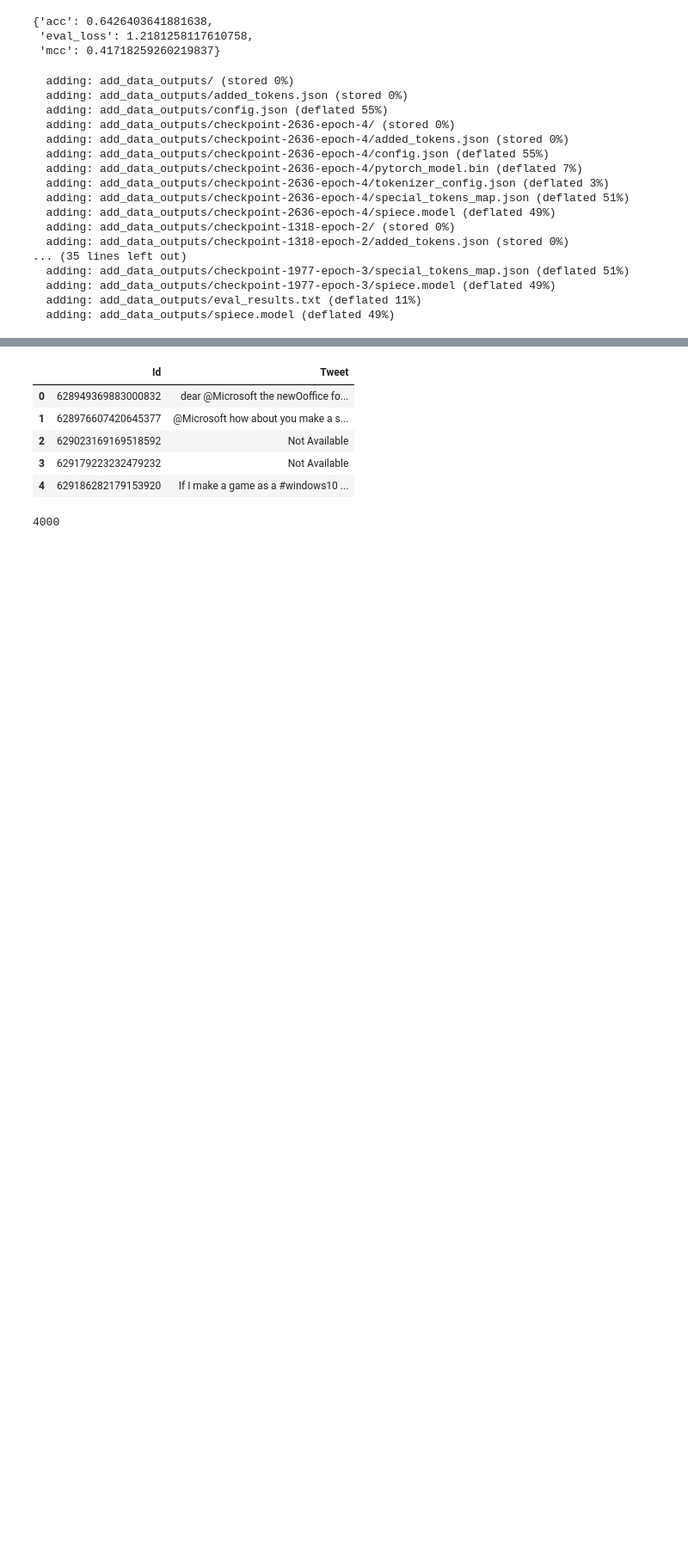
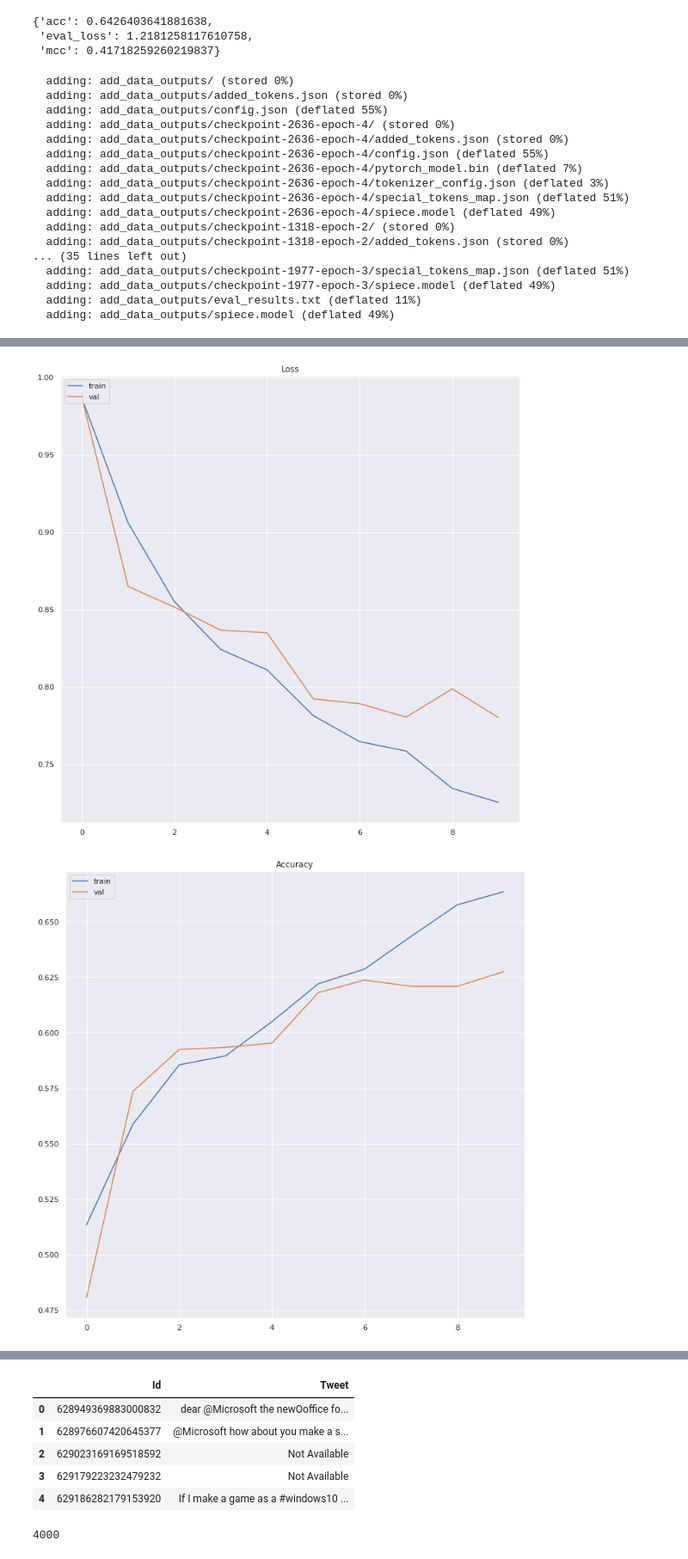
Before and after one commit to akamojo/EMD_emotional_tweets, a Jupyter notebook: main.ipynb, the cells around one changed output, grey strips where cells are left out. Shown: that part at 86% size. Cells and saved outputs as stored; diff of their text form; code cells hidden in the pictures; blank space fills up the shorter version.

Commit message:
add lstm and svc solution

```diff
--- a/emd_albert.ipynb
+++ b/main.ipynb
@@ -419,0 +553,16 @@ Converting to features started. Cache is not used.
+# %%
+def plot_history(history):
+    plt.figure(figsize=(12, 12))
+    plt.plot(history.history['loss'])
+    plt.plot(history.history['val_loss'])
+    plt.title('Loss')
+    plt.legend(['train', 'val'], loc='upper left')
+    plt.show()
+
+    plt.figure(figsize=(12, 12))
+    plt.plot(history.history['acc'])
+    plt.plot(history.history['val_acc'])
+    plt.title('Accuracy')
+    plt.legend(['train', 'val'], loc='upper left')
+
+    plt.show()
@@ -419,0 +573,10 @@ Converting to features started. Cache is not used.
+# %%
+model = Sequential()
+
+model.add(embedding_layer_pretrained)
+
+model.add(LSTM(100, dropout=0.2, recurrent_dropout=0.2))
+model.add(Dense(3, activation='softmax'))
+model.summary()
+
+model.compile(optimizer='adam', loss='categorical_crossentropy', metrics=['acc'])
@@ -419,0 +601,16 @@ Converting to features started. Cache is not used.
+# %%
+def to_one_hot(data, cls=None):
+    if cls is None:
+        cls = len(np.unique(data))
+    sh = len(data)
+    hot = np.zeros((sh, cls))
+    hot[np.arange(sh), data] = 1
+    return hot
+# %%
+model_name = 'lstm_30e'
+
+history = model.fit(X_train_seq, to_one_hot(Y_train, 3), epochs=20, batch_size=64,
+                    validation_data=(X_valid_seq, to_one_hot(Y_valid, 3)),
+                    callbacks=[get_model_checkpoint('best_' + model_name + '.h5')])
+
+model.save_weights(PATH_TO_DIR + 'models/' + model_name + '.h5')
@@ -419,0 +635,5 @@ Converting to features started. Cache is not used.
+# %%
+plot_history(history)
+# %% [output]
+[figure, added]
+[figure, added]
```
Also changed, not shown: parts of 30 cells of this notebook.
